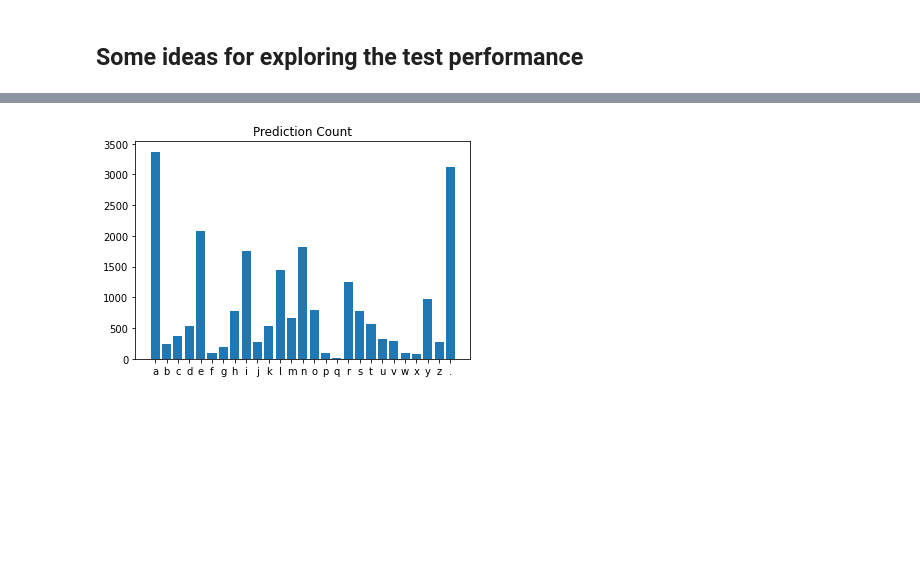
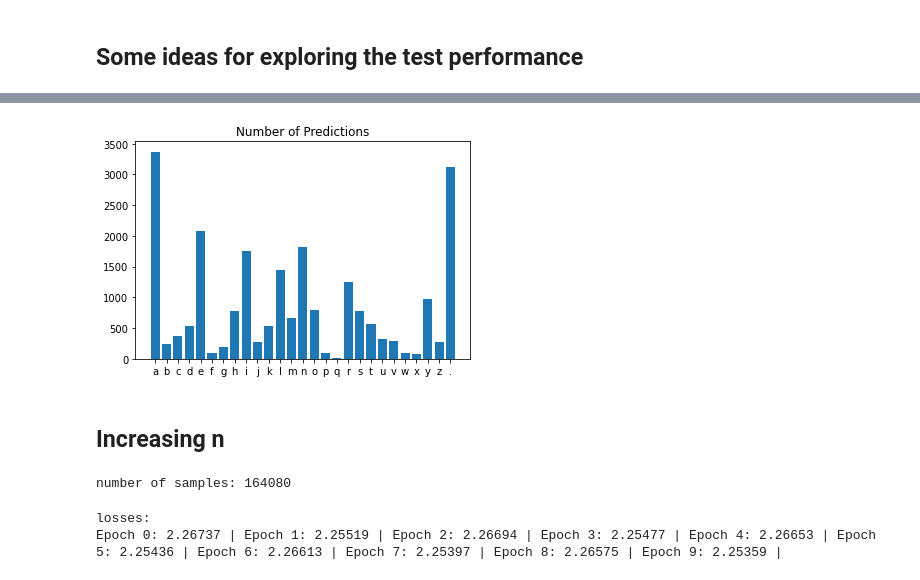
Before and after one commit to hans-elliott99/python-ml, a Jupyter notebook: makemore/Ngram.ipynb, the cells around one changed output, grey strips where cells are left out. Drawn from its saved outputs; the diff is of its cells as text; code cells hidden in the pictures; blank space fills up the shorter version.

Commit message:
update ngram

```diff
--- a/makemore/Ngram.ipynb
+++ b/makemore/Ngram.ipynb
@@ -94,9 +101,10 @@ def split_samples(inputs, labels, frac=0.8, seed=123):
     return train_x, train_y, test_x, test_y
 # %%
 class Ngram:
+    "An instance of an N-gram model where 'n' defines the number of characters used in the process."
     def __init__(self, n):
 
-        self.n_inputs = n-1
+        self.n_inputs = n-1 ##the number of inputs (ie, excluding the label)
 
         alph = ['a','b','c','d','e','f','g','h','i','j','k','l','m','n','o','p','q','r','s','t','u','v','w','x','y','z']
         self.stoi = {s:i+1 for i, s in enumerate(alph)} ##create dictionary mapping from char to int
@@ -104,6 +112,7 @@ class Ngram:
         self.itos = {i:s for s, i in self.stoi.items()}
 
     def initialize_weights(self, generator, first_letter_neurons=False, xs=None):
+        "Randomly initialize the model's weights."
         self.first_letter_neurons = first_letter_neurons
 
         # INITALIZE NETWORK WEIGHTS
@@ -122,6 +131,7 @@ class Ngram:
 
 
     def forward_pass(self, xs, ys=None, regularization=0):
+        "Perform a forward pass of the inputs (xs) through the network. If ys are provided, loss will be evaluated."
         # forward pass
         n_samples = xs.shape[0]
         n_inputs = self.n_inputs
@@ -155,6 +165,7 @@ class Ngram:
 
 
     def backprop_update(self, lr=0.1):
+        "Gradient descent - backpropogate the network and apply a fraction of the gradients to the current weights."
         # backward pass
         for W in self.W_list:
             W.grad = None
@@ -165,7 +176,13 @@ class Ngram:
             W.data += -lr * W.grad ##learning rate
 
 
-    def generate_words(self, n_words, start_chrs: str = None):
+    def generate_words(self, n_words, start_chrs: str = None, min_length=0):
+        """
+        Generates n_words word examples by passing n-1 random characters into the model, performing a forward pass,
+        and probabilistically choosing a character using the model's predicted probability distribution.
+        Pass n-2 start_chrs to specify the starting characters of the word generation process (first character is always '.').
+        Specify a minimum word length min_length to generate words at least that long.
+        """
         itos = self.itos
         stoi = self.stoi
 
@@ -191,16 +208,20 @@ class Ngram:
                 probs = self.forward_pass(
                     torch.tensor(ixlist).reshape(1, n_inputs)
                     )
-                ##Get character
+                # Get character
                 char_ix = torch.multinomial(probs, num_samples=1, replacement=True, generator=g).item()
-                word += itos[char_ix]
-                if char_ix == 0: ##if the ix is 0 (special char), then the word ends
+                # determine how to proceed
+                if (char_ix==0) & (len(word) <= min_length): ##if the ix is 0 but the word is too short, resample
+                    pass
+                elif (char_ix==0) & (len(word) > min_length):##if the ix is 0 and word is long enough, end word and break word creation
+                    word += '.' #itos[char_ix]
                     break
-
-                ##Shift characters to predict the next one
-                for i in range(n_inputs):
-                    ixlist.pop(0) ##drop first char
-                    ixlist.append(char_ix) ##append new char to end of list
+                else:                                        ##otherwise, add to the word and shift the char indices for next forward pass
+                    word += itos[char_ix]
+                    ##Shift characters to predict the next one
+                    for i in range(n_inputs):
+                        ixlist.pop(0) ##drop first char
+                        ixlist.append(char_ix) ##append new char to end of list
             out_words.append(word)
 
         return out_words
@@ -326,14 +348,14 @@ t
 # Look at random characters and what the model would have predicted
 samples = 10
 t = PrettyTable(['input', 'prediction', '% confidence given to pred', 'truth',  '% confidence given to truth', 'loss'])
-for sample, label in zip(test_bix[:samples], test_biy[:samples]):
-    probs, loss = bigram.forward_pass(sample.reshape(1, 1), label)
+for sample, label in zip(test_trix[:samples], test_triy[:samples]):
+    probs, loss = bigram.forward_pass(sample.reshape(1, 2), label) ##reshape to (1, 1) for bigram
     pred = torch.argmax(probs)
     pred_prob = probs[0][pred.item()].item()
     truth_prob = probs[0][label.item()].item()
 
     t.add_row([
-    itos[sample.item()],
+    [itos[s.item()] for s in sample],
     itos[pred.item()],
     round(pred_prob*100, 3),
     itos[label.item()],
@@ -381,7 +403,39 @@ plt.show()
 # %%
 plt.bar(range(len(n_preds)), list(n_preds.values()), align='center')
 plt.xticks(range(len(n_preds)), list(n_preds.keys()))
-plt.title("Prediction Count")
+plt.title("Number of Predictions")
 plt.show()
 # %% [output]
-[figure, old version]
+[figure, new version]
+# %% [markdown]
+## Increasing n
+# %%
+N = 4
+
+xs, ys  = create_Ngram_data(words[:], N)
+
+g = torch.Generator().manual_seed(2147483647)
+ngram = Ngram(N)
+ngram.initialize_weights(generator=g, first_letter_neurons=True)
+# %% [output]
+number of samples: 164080
+# %%
+# TRAIN
+epochs = 10
+
+print("losses:")
+for k in range(epochs): #epochs
+
+    # forward pass
+    _, loss = ngram.forward_pass(xs, ys) ##BIGRAM
+
+    # backward pass
+    ngram.backprop_update(lr=50) ##BIGRAM
+
+    # log updates
+    if (k in range(0, epochs, int(epochs*0.10))) or (k==epochs-1):
+        print(f"Epoch {k}:", end=" ")
+        print(f"{round(loss.item(), 5)}", end=" | ")
+# %% [output]
+losses:
+Epoch 0: 2.26737 | Epoch 1: 2.25519 | Epoch 2: 2.26694 | Epoch 3: 2.25477 | Epoch 4: 2.26653 | Epoch 5: 2.25436 | Epoch 6: 2.26613 | Epoch 7: 2.25397 | Epoch 8: 2.26575 | Epoch 9: 2.25359 |
```
Also changed, not shown: parts of 9 cells of this notebook.
